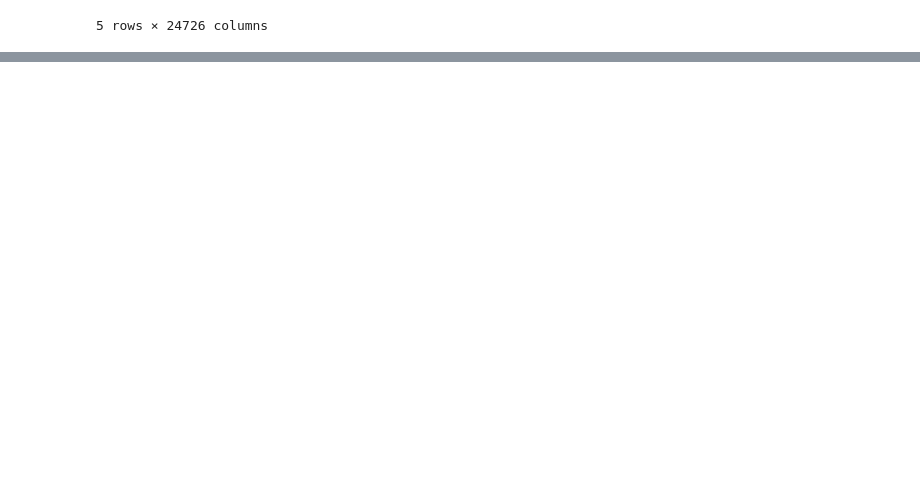
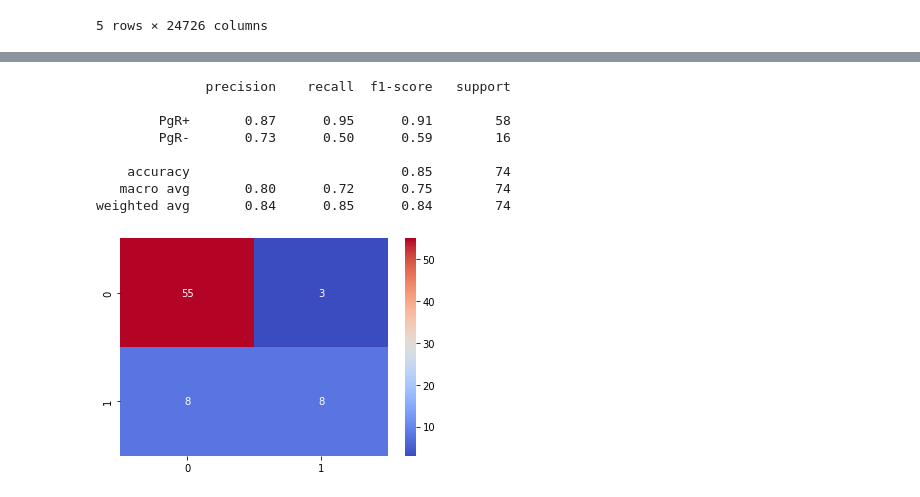
Before and after one commit to varnitarastogi/Gene-Activity-for-Breast-Cancer, a Jupyter notebook: Technical_Task.ipynb, the cells around one changed output, grey strips where cells are left out. Drawn from its saved outputs; the diff is of its cells as text; code cells hidden in the pictures; blank space fills up the shorter version.

```diff
--- a/Technical_Task.ipynb
+++ b/Technical_Task.ipynb
@@ -309,0 +120,3 @@ Accuracy: 56.75675675675676
+# %%
+clf = RandomForestClassifier(n_estimators=10000, random_state=0, n_jobs=-1)
+clf.fit(X_train, y_train)
@@ -309,0 +125,5 @@ Accuracy: 56.75675675675676
+# %%
+sfm = SelectFromModel(clf, threshold=4.0e-05)
+
+# Train the selector
+sfm.fit(X_train, y_train)
@@ -309,0 +138,3 @@ Accuracy: 56.75675675675676
+# %%
+X_important_train = sfm.transform(X_train)
+X_important_test = sfm.transform(X_test)
@@ -309,0 +145,28 @@ Accuracy: 56.75675675675676
+# %%
+def objective(trial):
+    params = {
+        'n_estimators': trial.suggest_int('n_estimators', 50, 600),
+        'max_depth': trial.suggest_int('max_depth', 5, 20),
+        'learning_rate': trial.suggest_uniform('learning_rate', 0.001, .1),
+        'subsample': trial.suggest_uniform('subsample', 0.25, 1),
+        'colsample_bytree': trial.suggest_uniform('colsample_bytree', 0.20, 1),
+        'gamma': trial.suggest_int('gamma', 0, 10),
+        'objective': 'binary:logistic'
+    }
+    modelx2 =XGBClassifier(**params)
+    modelx2.fit(X_important_train, y_train, verbose=0)
+    preds = modelx2.predict(X_important_test)
+    accuracy = accuracy_score(y_test, preds)
+    return accuracy
+study = optuna.create_study(direction="maximize")
+print(f"Sampler is {study.sampler.__class__.__name__}")
+study.optimize(objective, n_trials=50, timeout=1000)
+#
+from xgboost.sklearn import XGBRFClassifier
+trialrf2 = study.best_trial.params
+modelrf2=XGBClassifier(**trialrf2)
+modelrf2.fit(X_important_train, y_train)
+
+pred=modelrf2.predict(X_important_test)
+accuracy=accuracy_score(y_test, pred)
+print('Accuracy:' ,accuracy*100)
@@ -309,0 +194,14 @@ Accuracy: 56.75675675675676
+# %%
+con_mat=confusion_matrix(y_test, pred)
+sns.heatmap(con_mat,cmap = 'coolwarm',annot=True)
+print(classification_report(y_test, pred))
+# %% [output]
+              precision    recall  f1-score   support
+
+        PgR+       0.87      0.95      0.91        58
+        PgR-       0.73      0.50      0.59        16
+
+    accuracy                           0.85        74
+   macro avg       0.80      0.72      0.75        74
+weighted avg       0.84      0.85      0.84        74
+[figure, added]
```
Also changed, not shown: parts of 30 cells of this notebook.
